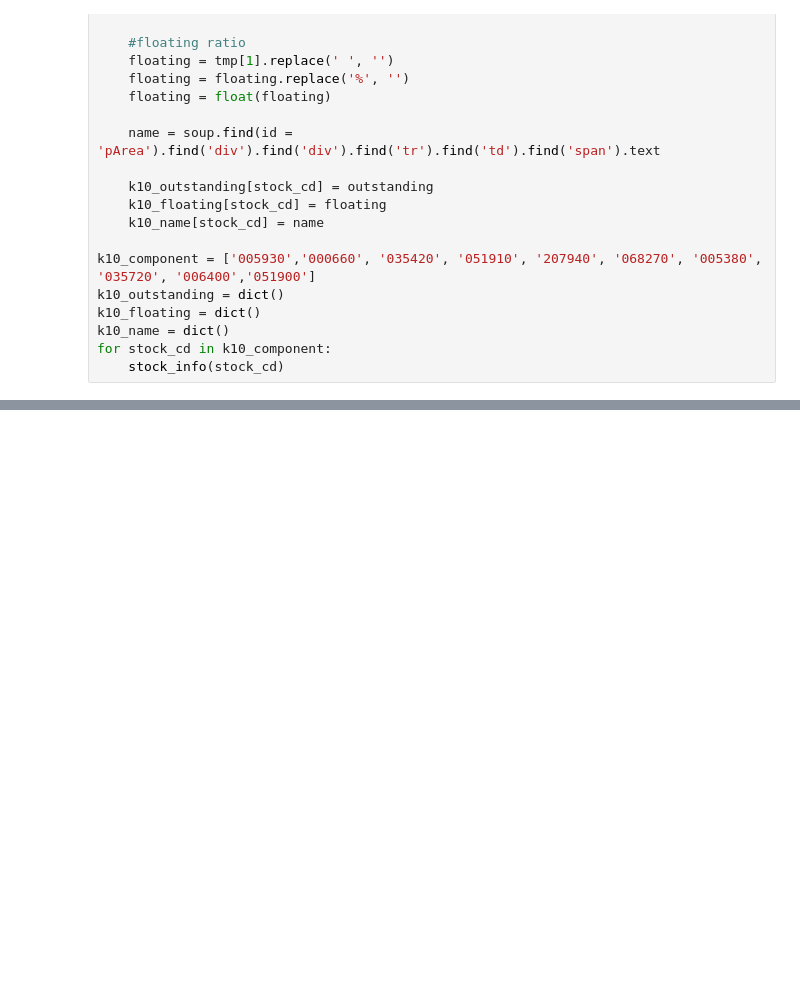
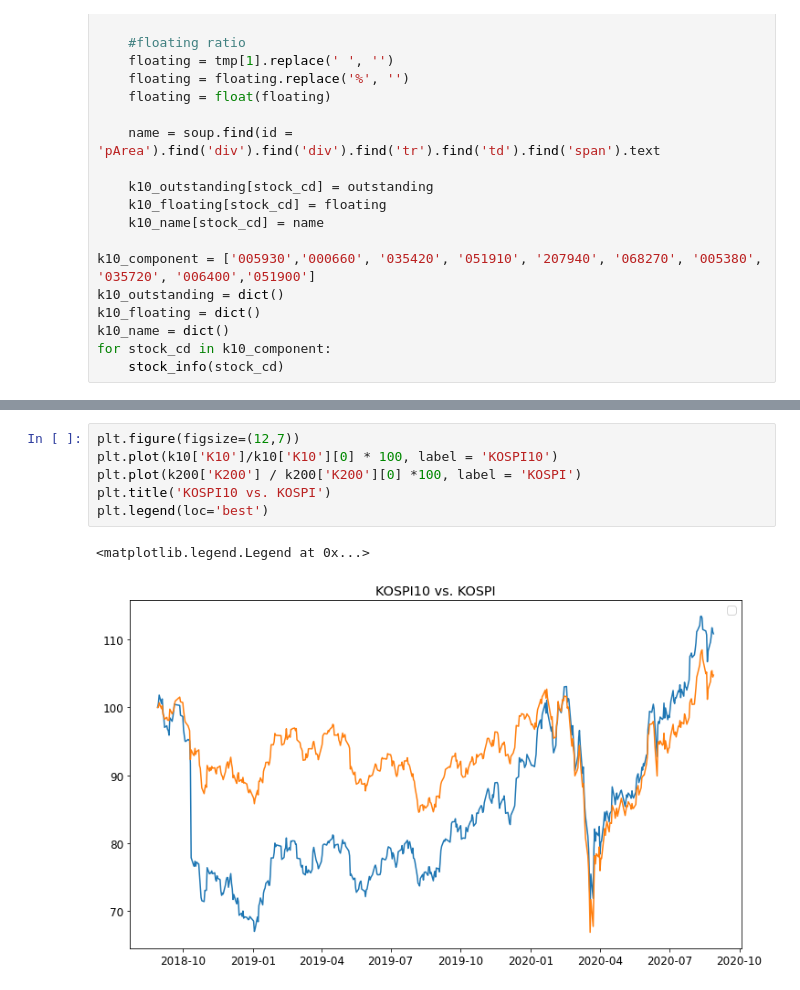
Before and after one commit to KangYoungWoong2/My-applications, a Jupyter notebook: kospi10-index-vs-kopsi.ipynb, the cells around one changed output, grey strips where cells are left out. Cells and saved outputs as stored; diff of their text form; blank space fills up the shorter version.

Commit message:
Add files via upload
comparison during recent 2 years  on  Kospi10 consisting of 10 firms with the largest market cap(1st - 10th) in Korea and Kospi index

```diff
--- a/kospi10-index-vs-kopsi.ipynb
+++ b/kospi10-index-vs-kopsi.ipynb
@@ -214,0 +211,9 @@ NameError: name 'k10_info' is not defined
+# %%
+plt.figure(figsize=(12,7))
+plt.plot(k10['K10']/k10['K10'][0] * 100, label = 'KOSPI10')
+plt.plot(k200['K200'] / k200['K200'][0] *100, label = 'KOSPI')
+plt.title('KOSPI10 vs. KOSPI')
+plt.legend(loc='best')
+# %% [output]
+<matplotlib.legend.Legend at 0x...>
+[figure, added]
```
Also changed, not shown: parts of 1 cell of this notebook.
